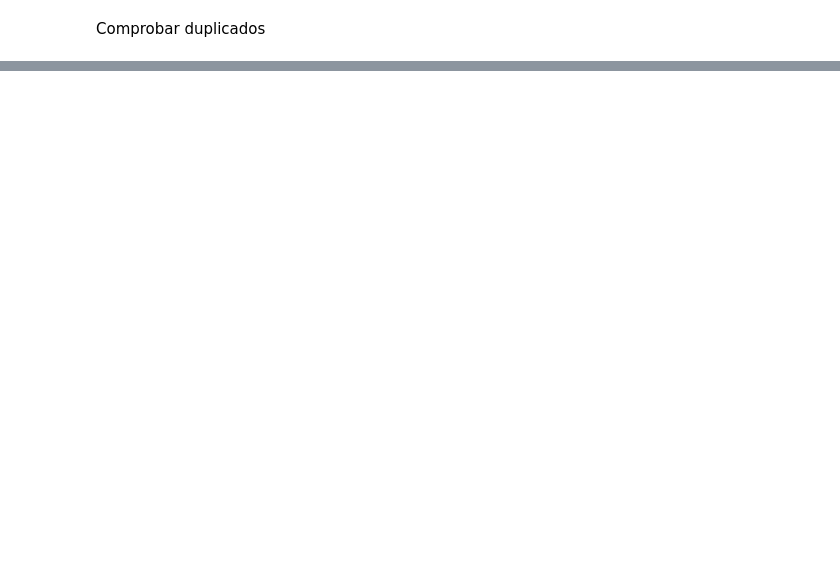
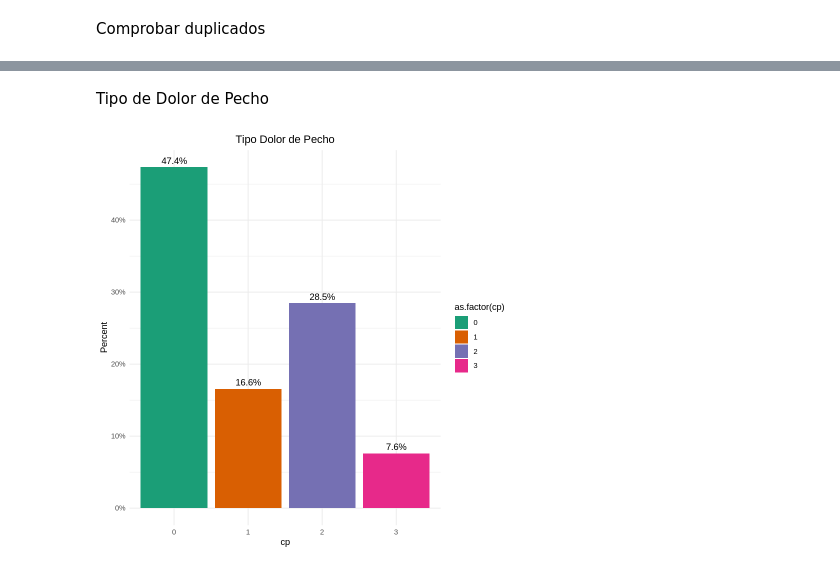
Before and after one commit to gaso/tipilogia_heart-attack-analysis, a Jupyter notebook: analysis.ipynb, the cells around one changed output, grey strips where cells are left out. Drawn from its saved outputs; the diff is of its cells as text; code cells hidden in the pictures; blank space fills up the shorter version.

```diff
--- a/analysis.ipynb
+++ b/analysis.ipynb
@@ -129,0 +163,20 @@ A data.frame: 1 × 14
+# %%
+plot_percentages <- function(df, column_name, title) {
+  # Crear un nuevo data frame con los conteos y porcentajes
+  df_percent <- df %>%
+    group_by(!!sym(column_name)) %>%
+    summarise(count = n(), .groups = "drop") %>%
+    mutate(percent = count / sum(count))
+
+  # Crear el gráfico de barras
+  ggplot(df_percent, aes(x = as.factor(!!sym(column_name)), y = percent, fill = as.factor(!!sym(column_name)))) +
+    geom_bar(stat = "identity") +
+    geom_text(aes(label = paste0(round(percent * 100, 1), "%")), vjust = -0.5) +
+    scale_y_continuous(labels = percent_format()) +
+    scale_fill_brewer(palette = "Dark2") +
+    theme_minimal() +
+    ggtitle(title) +
+    xlab(column_name) +
+    ylab("Percent") +
+    theme(plot.title = element_text(hjust = 0.5))
+}
@@ -129,0 +271,6 @@ A data.frame: 1 × 14
+# %% [markdown]
+Tipo de Dolor de Pecho
+# %%
+plot_percentages(data, 'cp', 'Tipo Dolor de Pecho')
+# %% [output]
+[figure, added]
```
Also changed, not shown: parts of 40 cells of this notebook.
